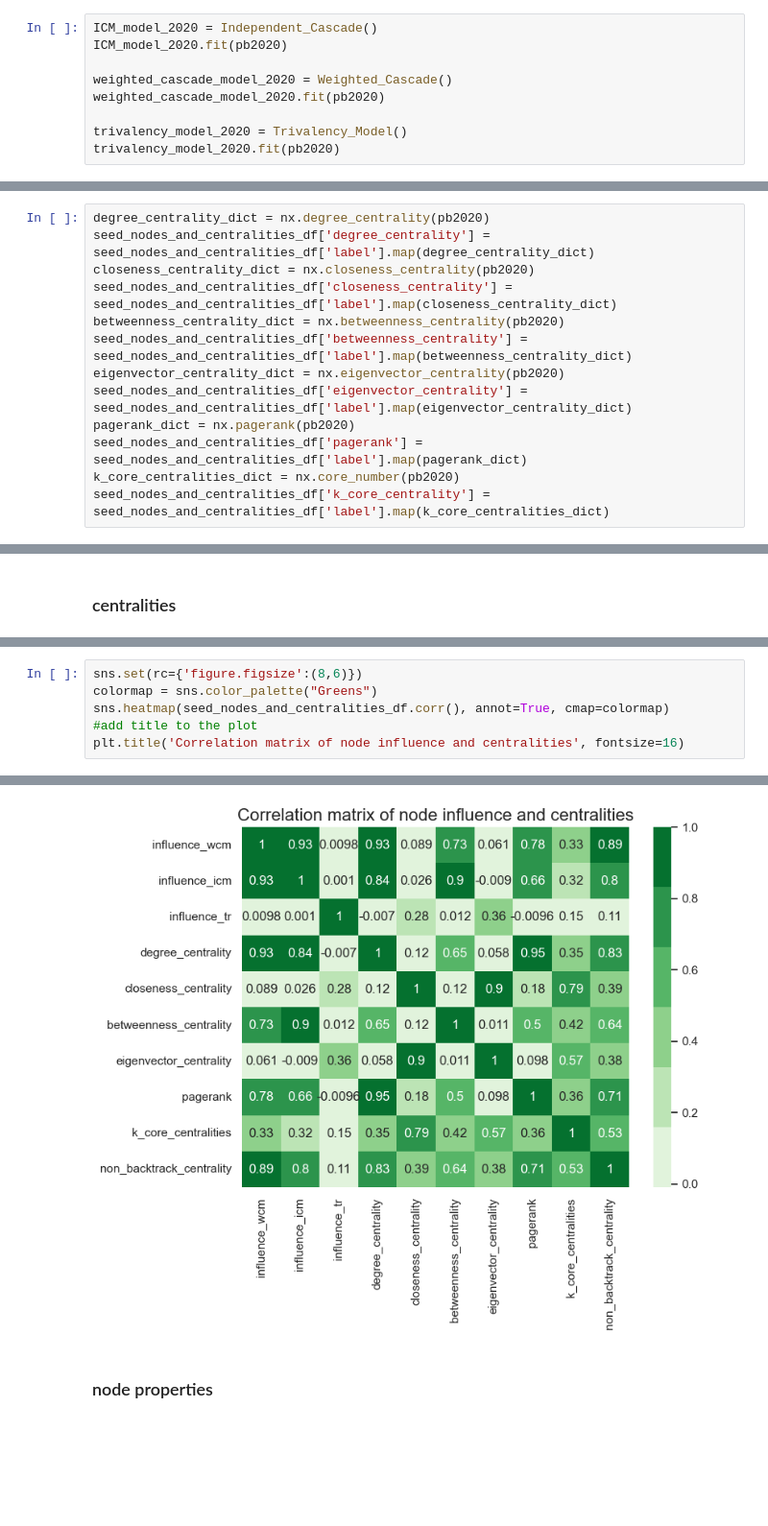
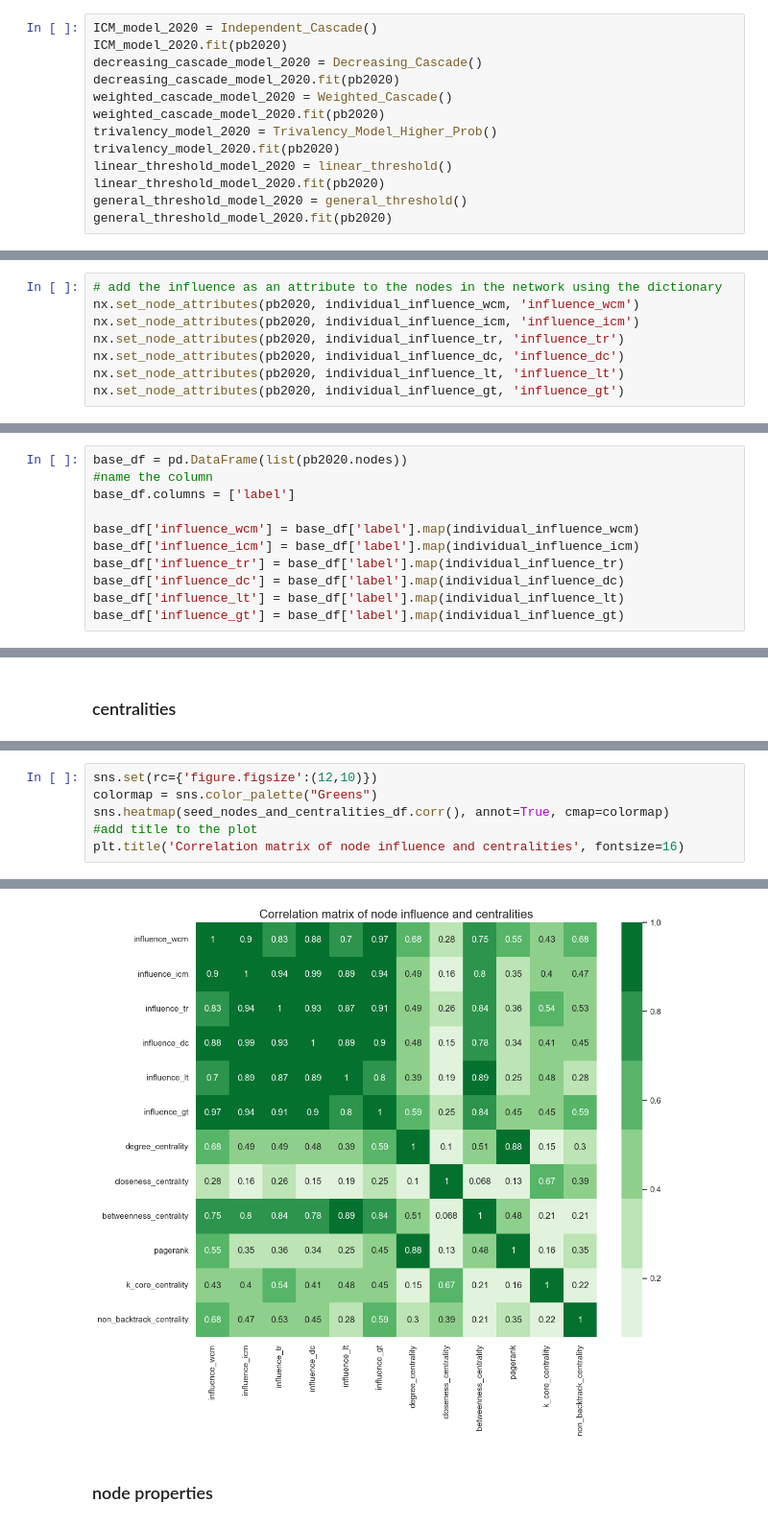
Before and after one commit to davidguzmanp/Influence-Maximization-in-Twitter-as-a-Social-Network-Graph, a Jupyter notebook: David/top_influencer_correlations.ipynb, the cells around one changed output, grey strips where cells are left out. Shown at 96% size. Cells and saved outputs as stored; diff of their text form; blank space fills up the shorter version.

```diff
--- a/David/top_influencer_correlations.ipynb
+++ b/David/top_influencer_correlations.ipynb
@@ -28,9 +28,13 @@ Number of edges:  14477
 # %%
 ICM_model_2020 = Independent_Cascade()
 ICM_model_2020.fit(pb2020)
-
+decreasing_cascade_model_2020 = Decreasing_Cascade()
+decreasing_cascade_model_2020.fit(pb2020)
 weighted_cascade_model_2020 = Weighted_Cascade()
 weighted_cascade_model_2020.fit(pb2020)
-
-trivalency_model_2020 = Trivalency_Model()
+trivalency_model_2020 = Trivalency_Model_Higher_Prob()
 trivalency_model_2020.fit(pb2020)
+linear_threshold_model_2020 = linear_threshold()
+linear_threshold_model_2020.fit(pb2020)
+general_threshold_model_2020 = general_threshold()
+general_threshold_model_2020.fit(pb2020)
@@ -188,0 +103,8 @@ seed_nodes_and_attributes_df['influence_tr'] = individual_influence_tr
+# %%
+# add the influence as an attribute to the nodes in the network using the dictionary
+nx.set_node_attributes(pb2020, individual_influence_wcm, 'influence_wcm')
+nx.set_node_attributes(pb2020, individual_influence_icm, 'influence_icm')
+nx.set_node_attributes(pb2020, individual_influence_tr, 'influence_tr')
+nx.set_node_attributes(pb2020, individual_influence_dc, 'influence_dc')
+nx.set_node_attributes(pb2020, individual_influence_lt, 'influence_lt')
+nx.set_node_attributes(pb2020, individual_influence_gt, 'influence_gt')
@@ -224,0 +145,11 @@ seed_nodes_and_centralities_df = seed_nodes_and_centralities_df[['label', 'influ
+# %%
+base_df = pd.DataFrame(list(pb2020.nodes))
+#name the column
+base_df.columns = ['label']
+
+base_df['influence_wcm'] = base_df['label'].map(individual_influence_wcm)
+base_df['influence_icm'] = base_df['label'].map(individual_influence_icm)
+base_df['influence_tr'] = base_df['label'].map(individual_influence_tr)
+base_df['influence_dc'] = base_df['label'].map(individual_influence_dc)
+base_df['influence_lt'] = base_df['label'].map(individual_influence_lt)
+base_df['influence_gt'] = base_df['label'].map(individual_influence_gt)
@@ -241,13 +198,0 @@ seed_nodes_and_centralities_df
-# %%
-degree_centrality_dict = nx.degree_centrality(pb2020)
-seed_nodes_and_centralities_df['degree_centrality'] = seed_nodes_and_centralities_df['label'].map(degree_centrality_dict)
-closeness_centrality_dict = nx.closeness_centrality(pb2020)
-seed_nodes_and_centralities_df['closeness_centrality'] = seed_nodes_and_centralities_df['label'].map(closeness_centrality_dict)
-betweenness_centrality_dict = nx.betweenness_centrality(pb2020)
-seed_nodes_and_centralities_df['betweenness_centrality'] = seed_nodes_and_centralities_df['label'].map(betweenness_centrality_dict)
-eigenvector_centrality_dict = nx.eigenvector_centrality(pb2020)
-seed_nodes_and_centralities_df['eigenvector_centrality'] = seed_nodes_and_centralities_df['label'].map(eigenvector_centrality_dict)
-pagerank_dict = nx.pagerank(pb2020)
-seed_nodes_and_centralities_df['pagerank'] = seed_nodes_and_centralities_df['label'].map(pagerank_dict)
-k_core_centralities_dict = nx.core_number(pb2020)
-seed_nodes_and_centralities_df['k_core_centrality'] = seed_nodes_and_centralities_df['label'].map(k_core_centralities_dict)
@@ -342,12 +272,12 @@ Text(0.5, 0.98, 'Scatterplots of node influence and centralities')
 # %%
-sns.set(rc={'figure.figsize':(8,6)})
+sns.set(rc={'figure.figsize':(12,10)})
 colormap = sns.color_palette("Greens")
 sns.heatmap(seed_nodes_and_centralities_df.corr(), annot=True, cmap=colormap)
 #add title to the plot
 plt.title('Correlation matrix of node influence and centralities', fontsize=16)
 # %% [output]
 Text(0.5, 1.0, 'Correlation matrix of node influence and centralities')
-[figure, old version]
+[figure, new version]
 # %% [markdown]
 ### node properties
 # %%
```
Also changed, not shown: parts of 39 cells of this notebook, 25 other files.
